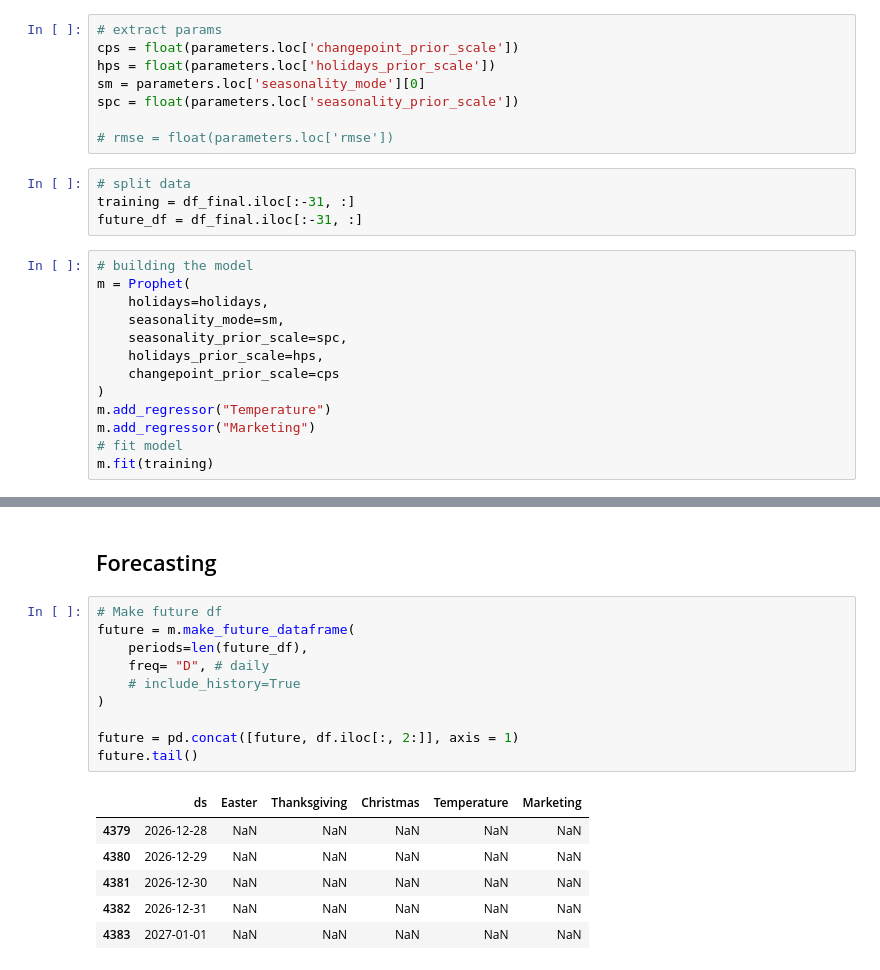
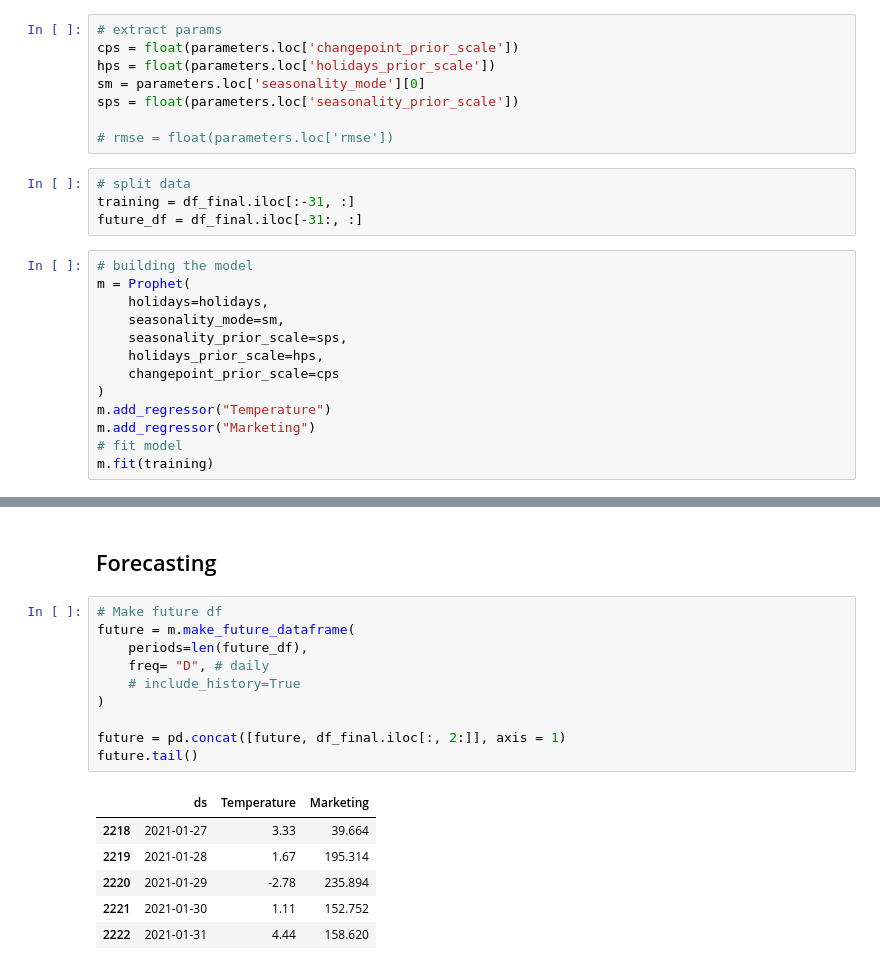
Before and after one commit to mrcruz117/Prophet-Forecast, a Jupyter notebook: Prophet_Forecast_Dev.ipynb, the cells around one changed output, grey strips where cells are left out. Cells and saved outputs as stored; diff of their text form.

```diff
--- a/Prophet_Forecast_Dev.ipynb
+++ b/Prophet_Forecast_Dev.ipynb
@@ -141,19 +141,19 @@ parameters
 cps = float(parameters.loc['changepoint_prior_scale'])
 hps = float(parameters.loc['holidays_prior_scale'])
 sm = parameters.loc['seasonality_mode'][0]
-spc = float(parameters.loc['seasonality_prior_scale'])
+sps = float(parameters.loc['seasonality_prior_scale'])
 
 # rmse = float(parameters.loc['rmse'])
 # %%
 # split data
 training = df_final.iloc[:-31, :]
-future_df = df_final.iloc[:-31, :]
+future_df = df_final.iloc[-31:, :]
 # %%
 # building the model
 m = Prophet(
     holidays=holidays,
     seasonality_mode=sm,
-    seasonality_prior_scale=spc,
+    seasonality_prior_scale=sps,
     holidays_prior_scale=hps,
     changepoint_prior_scale=cps
 )
@@ -169,20 +169,20 @@ INFO:prophet:Disabling daily seasonality. Run prophet with daily_seasonality=Tru
 # %%
 # Make future df
 future = m.make_future_dataframe(
     periods=len(future_df),
     freq= "D", # daily
     # include_history=True
 )
 
-future = pd.concat([future, df.iloc[:, 2:]], axis = 1)
+future = pd.concat([future, df_final.iloc[:, 2:]], axis = 1)
 future.tail()
 # %% [output]
-|  | ds | Easter | Thanksgiving | Christmas | Temperature | Marketing |
-| 4379 | 2026-12-28 | NaN | NaN | NaN | NaN | NaN |
-| 4380 | 2026-12-29 | NaN | NaN | NaN | NaN | NaN |
-| 4381 | 2026-12-30 | NaN | NaN | NaN | NaN | NaN |
-| 4382 | 2026-12-31 | NaN | NaN | NaN | NaN | NaN |
-| 4383 | 2027-01-01 | NaN | NaN | NaN | NaN | NaN |
+|  | ds | Temperature | Marketing |
+| 2218 | 2021-01-27 | 3.33 | 39.664 |
+| 2219 | 2021-01-28 | 1.67 | 195.314 |
+| 2220 | 2021-01-29 | -2.78 | 235.894 |
+| 2221 | 2021-01-30 | 1.11 | 152.752 |
+| 2222 | 2021-01-31 | 4.44 | 158.620 |
 # %%
 forcast = m.predict(future)
 forcast.head()
```
Also changed, not shown: parts of 3 cells of this notebook.
